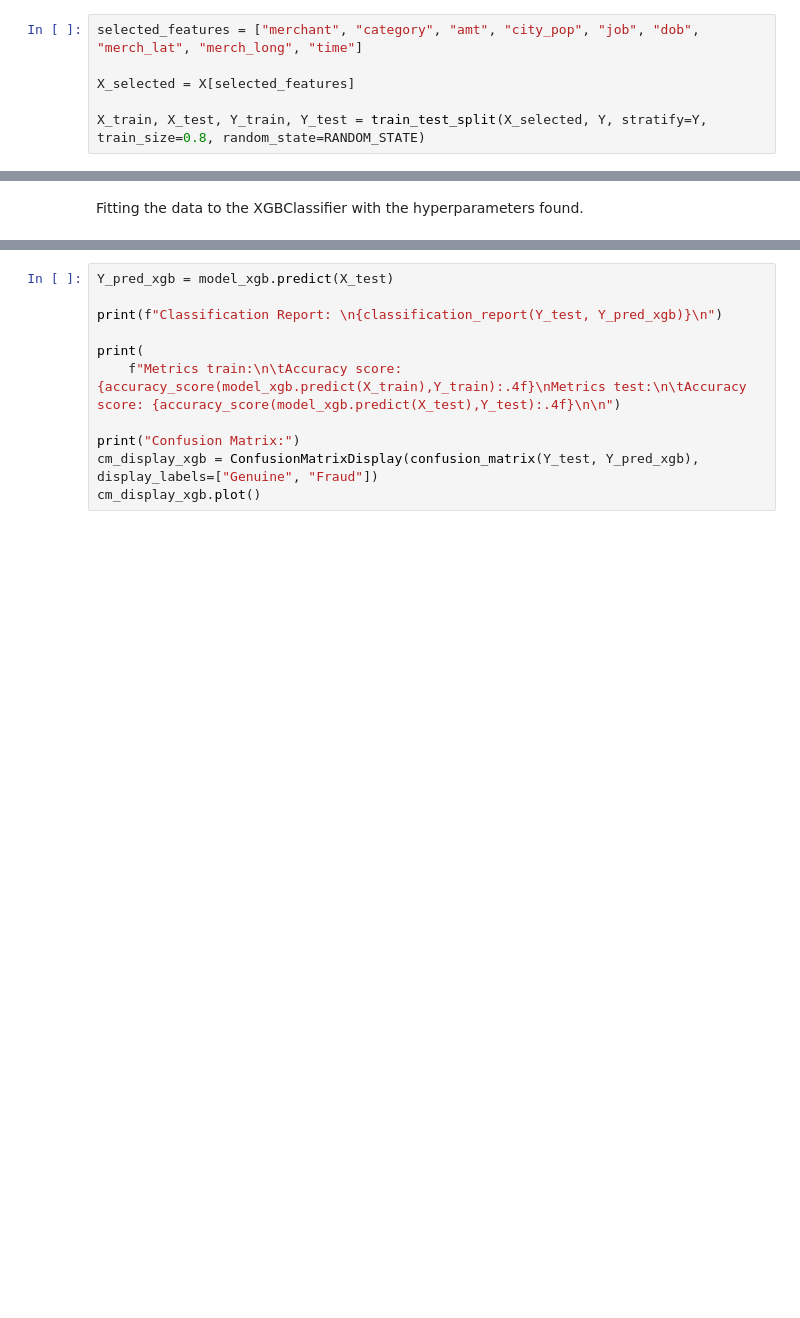
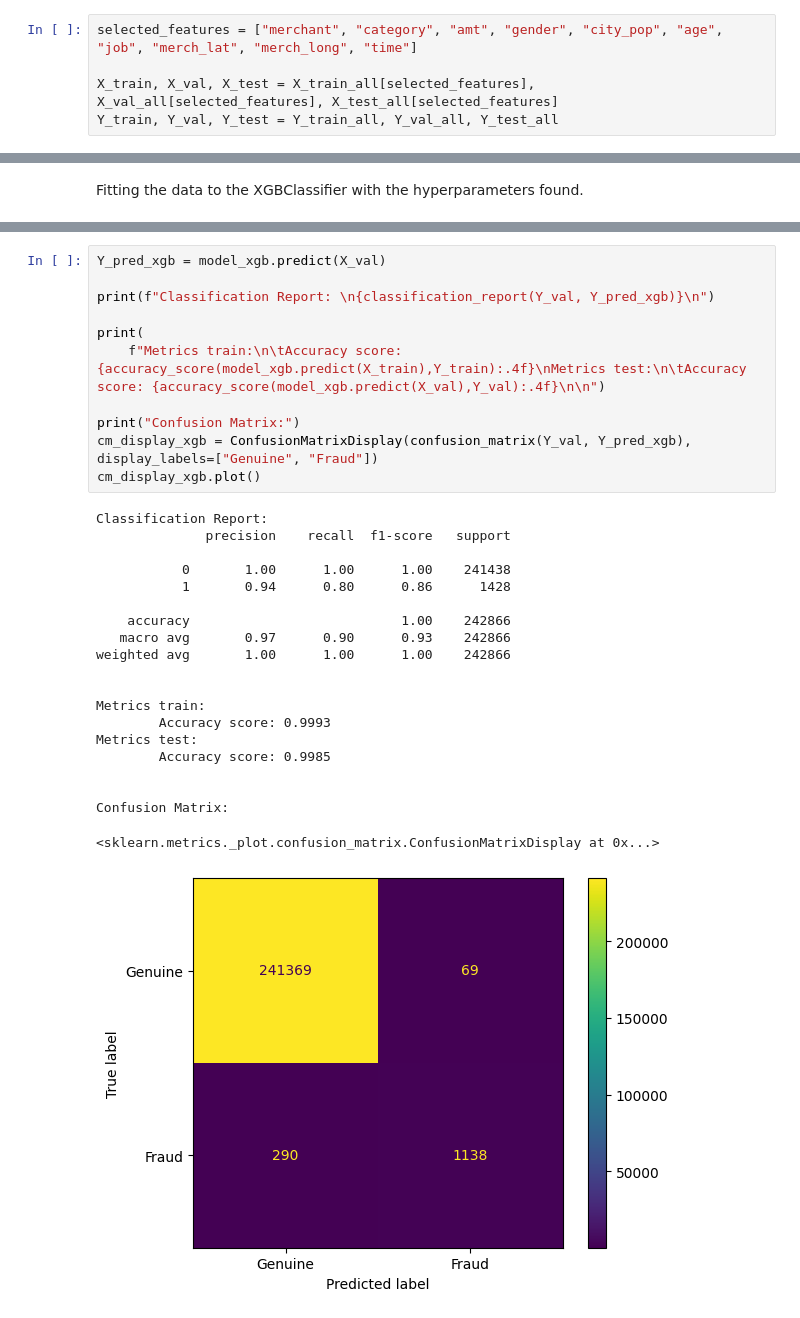
Before and after one commit to hnguyentran03/card_detection, a Jupyter notebook: main.ipynb, the cells around one changed output, grey strips where cells are left out. Cells and saved outputs as stored; diff of their text form; blank space fills up the shorter version.

```diff
--- a/main.ipynb
+++ b/main.ipynb
@@ -162,9 +175,8 @@ The features `["merchant", "category", "amt", "city_pop", "job", "dob", "merch_l
 # %%
-selected_features = ["merchant", "category", "amt", "city_pop", "job", "dob", "merch_lat", "merch_long", "time"]
+selected_features = ["merchant", "category", "amt", "gender", "city_pop", "age", "job", "merch_lat", "merch_long", "time"]
 
-X_selected = X[selected_features]
-
-X_train, X_test, Y_train, Y_test = train_test_split(X_selected, Y, stratify=Y, train_size=0.8, random_state=RANDOM_STATE)
+X_train, X_val, X_test = X_train_all[selected_features], X_val_all[selected_features], X_test_all[selected_features]
+Y_train, Y_val, Y_test = Y_train_all, Y_val_all, Y_test_all
 # %% [markdown]
 ## Baseline Performance
 First, we take a look at a baseline performance using Logistic Regression
@@ -367,11 +395,32 @@ model_xgb.fit(X_train, Y_train)
 # %%
-Y_pred_xgb = model_xgb.predict(X_test)
+Y_pred_xgb = model_xgb.predict(X_val)
 
-print(f"Classification Report: \n{classification_report(Y_test, Y_pred_xgb)}\n")
+print(f"Classification Report: \n{classification_report(Y_val, Y_pred_xgb)}\n")
 
 print(
-    f"Metrics train:\n\tAccuracy score: {accuracy_score(model_xgb.predict(X_train),Y_train):.4f}\nMetrics test:\n\tAccuracy score: {accuracy_score(model_xgb.predict(X_test),Y_test):.4f}\n\n")
+    f"Metrics train:\n\tAccuracy score: {accuracy_score(model_xgb.predict(X_train),Y_train):.4f}\nMetrics test:\n\tAccuracy score: {accuracy_score(model_xgb.predict(X_val),Y_val):.4f}\n\n")
 
 print("Confusion Matrix:")
-cm_display_xgb = ConfusionMatrixDisplay(confusion_matrix(Y_test, Y_pred_xgb), display_labels=["Genuine", "Fraud"])
+cm_display_xgb = ConfusionMatrixDisplay(confusion_matrix(Y_val, Y_pred_xgb), display_labels=["Genuine", "Fraud"])
 cm_display_xgb.plot()
+# %% [output]
+Classification Report:
+              precision    recall  f1-score   support
+
+           0       1.00      1.00      1.00    241438
+           1       0.94      0.80      0.86      1428
+
+    accuracy                           1.00    242866
+   macro avg       0.97      0.90      0.93    242866
+weighted avg       1.00      1.00      1.00    242866
+
+
+Metrics train:
+        Accuracy score: 0.9993
+Metrics test:
+        Accuracy score: 0.9985
+
+
+Confusion Matrix:
+<sklearn.metrics._plot.confusion_matrix.ConfusionMatrixDisplay at 0x...>
+[figure, added]
```
Also changed, not shown: parts of 31 cells of this notebook.
